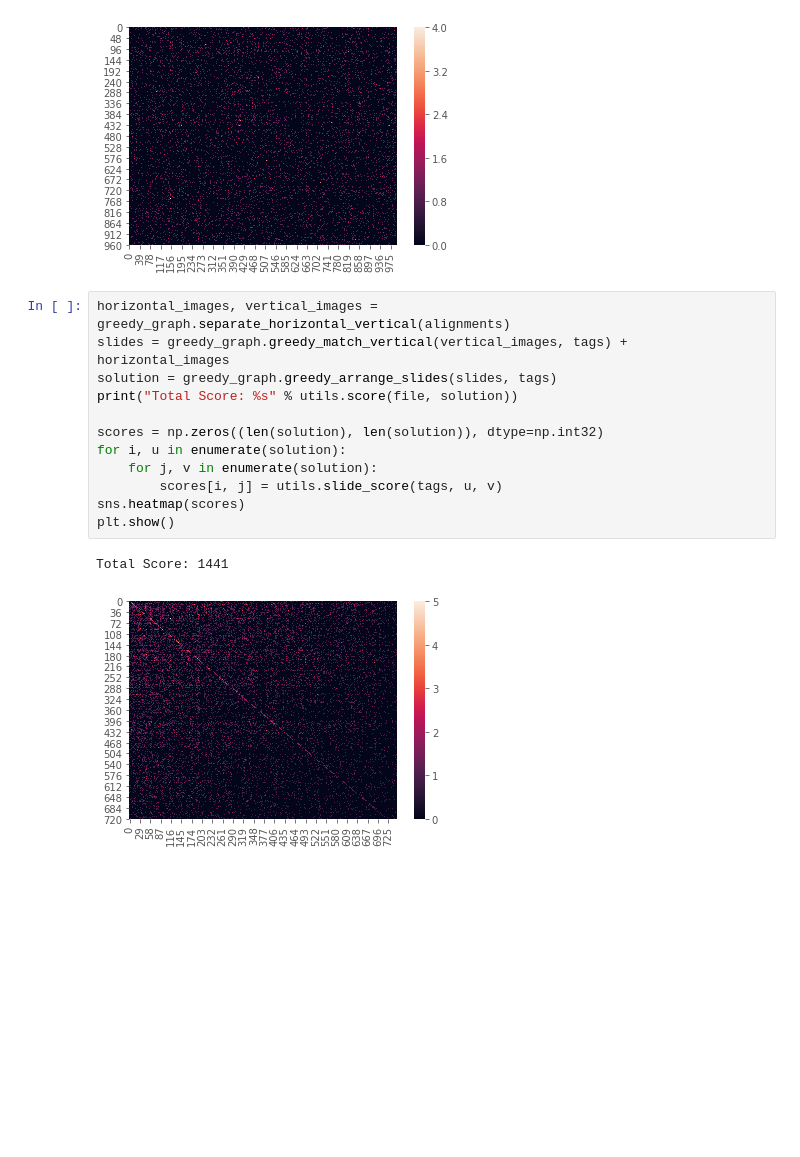
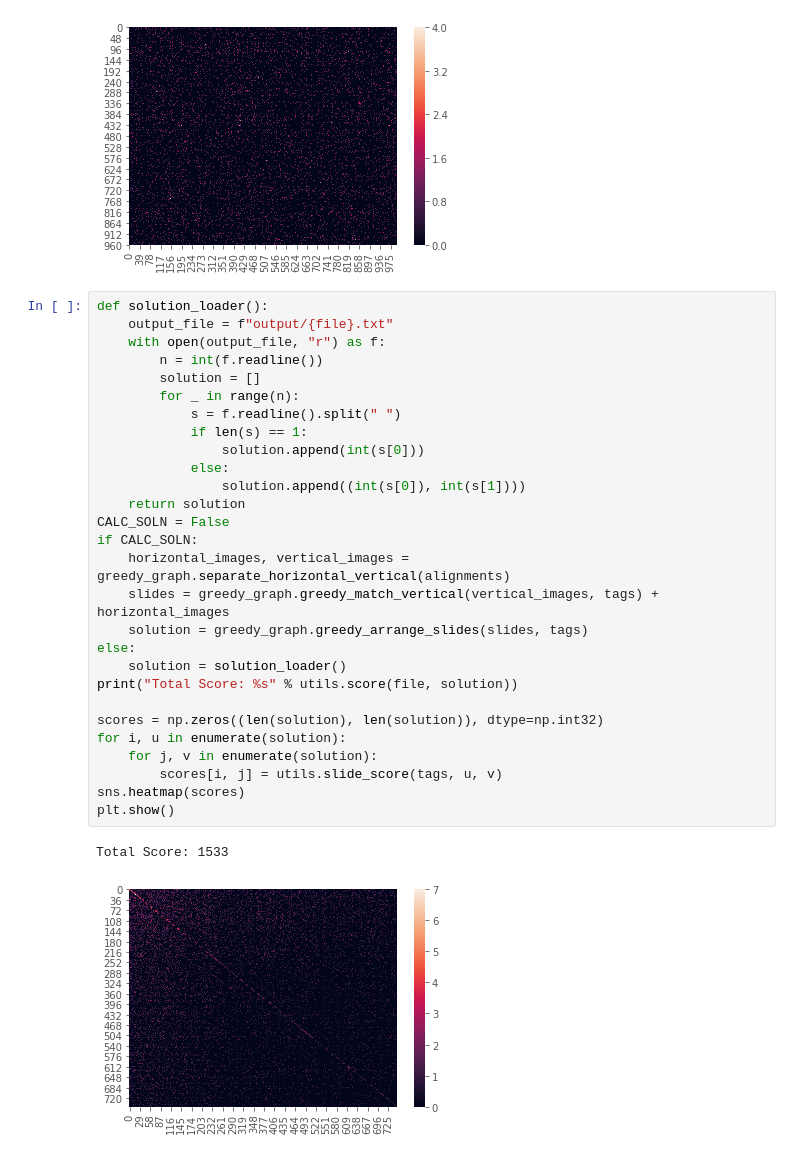
Before and after one commit to AnimeshSinha1309/hashcode-tutorial, a Jupyter notebook: eda_c.ipynb, the cells around one changed output. Saved outputs shown, nothing was run; the diff lists cells and outputs as text; blank space fills up the shorter version.

Commit message:
Added solution loader in EDA file

```diff
--- a/eda_c.ipynb
+++ b/eda_c.ipynb
@@ -67,17 +67,33 @@ plt.show()
 # %% [output]
 [figure]
 # %%
-horizontal_images, vertical_images = greedy_graph.separate_horizontal_vertical(alignments)
-slides = greedy_graph.greedy_match_vertical(vertical_images, tags) + horizontal_images
-solution = greedy_graph.greedy_arrange_slides(slides, tags)
+def solution_loader():
+    output_file = f"output/{file}.txt"
+    with open(output_file, "r") as f:
+        n = int(f.readline())
+        solution = []
+        for _ in range(n):
+            s = f.readline().split(" ")
+            if len(s) == 1:
+                solution.append(int(s[0]))
+            else:
+                solution.append((int(s[0]), int(s[1])))
+    return solution
+CALC_SOLN = False
+if CALC_SOLN:
+    horizontal_images, vertical_images = greedy_graph.separate_horizontal_vertical(alignments)
+    slides = greedy_graph.greedy_match_vertical(vertical_images, tags) + horizontal_images
+    solution = greedy_graph.greedy_arrange_slides(slides, tags)
+else:
+    solution = solution_loader()
 print("Total Score: %s" % utils.score(file, solution))
 
 scores = np.zeros((len(solution), len(solution)), dtype=np.int32)
 for i, u in enumerate(solution):
     for j, v in enumerate(solution):
         scores[i, j] = utils.slide_score(tags, u, v)
 sns.heatmap(scores)
 plt.show()
 # %% [output]
-Total Score: 1441
+Total Score: 1533
-[figure, old version]
+[figure, new version]
```
